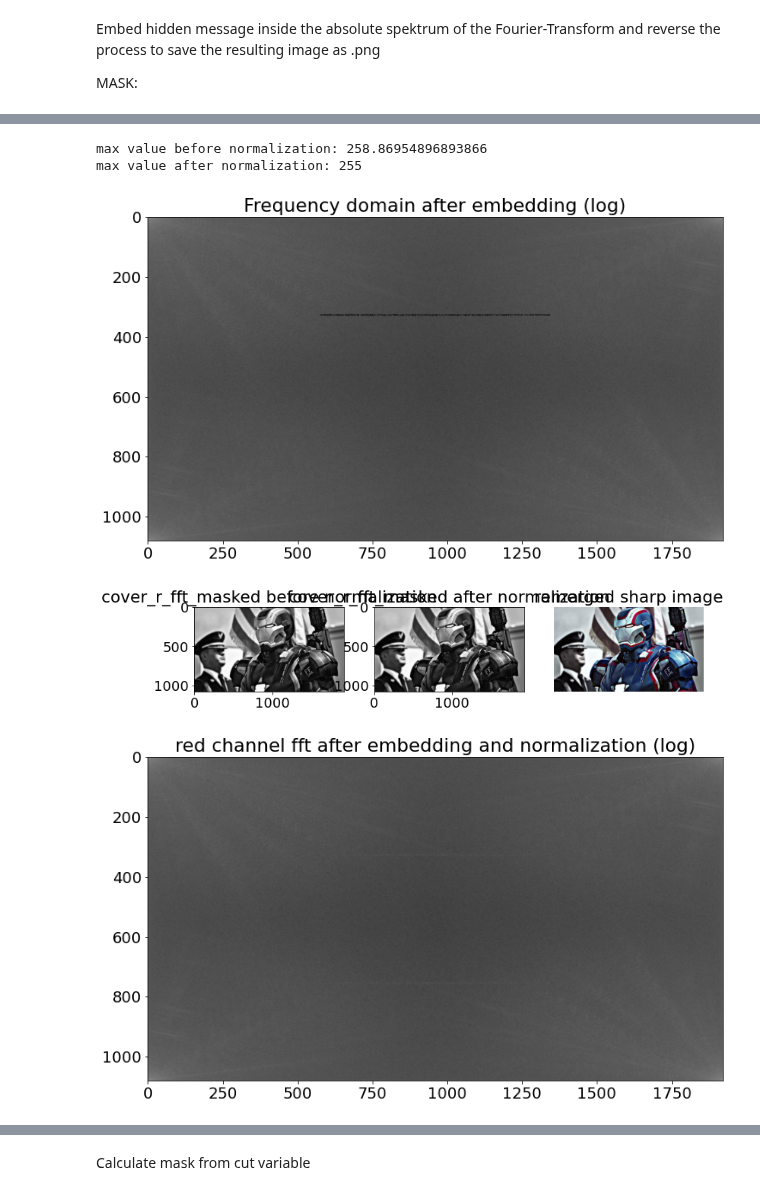
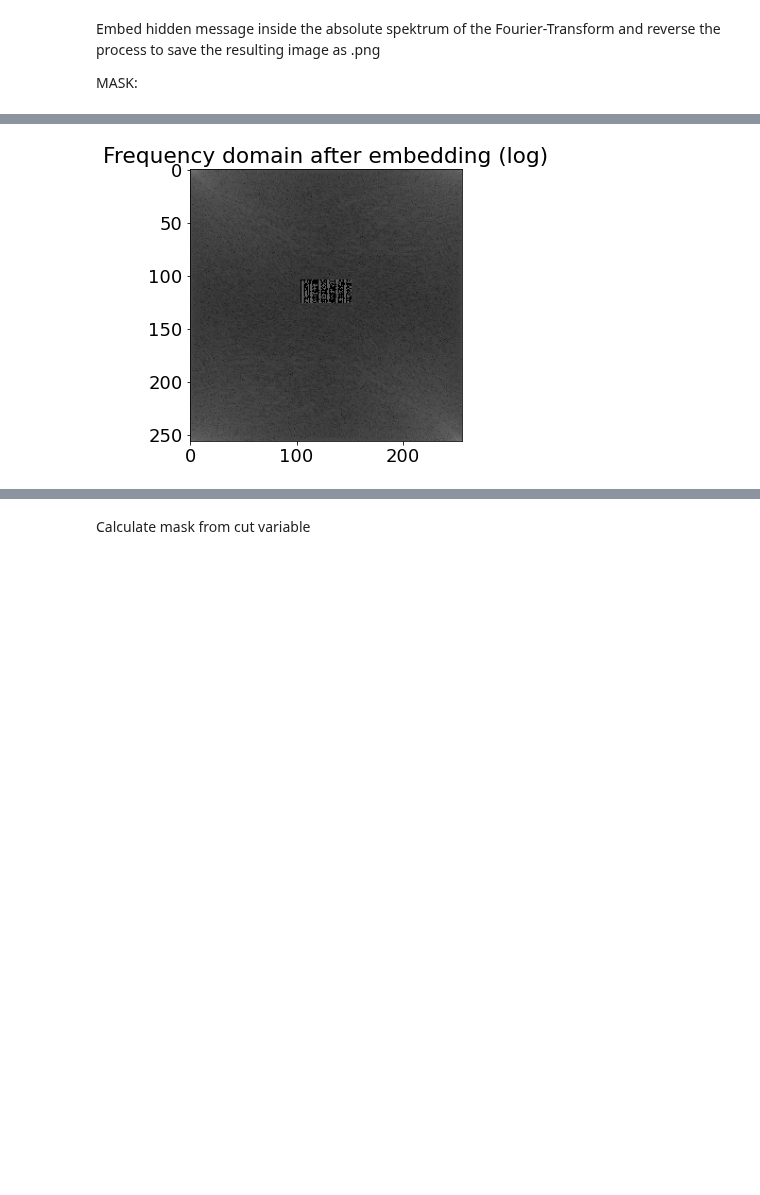
Before and after one commit to PIX3LFLUX/Steganosaurus, a Jupyter notebook: FFT_stego_sharp.ipynb, the cells around one changed output, grey strips where cells are left out. Saved outputs shown, nothing was run; the diff lists cells and outputs as text; code cells hidden in the pictures; blank space fills up the shorter version.

```diff
--- a/FFT_stego_sharp.ipynb
+++ b/FFT_stego_sharp.ipynb
@@ -11,15 +11,22 @@ plt.rcParams.update({'font.size':18})
 # PATH = "ImageSources\\jfif\\darth_vader.jfif"
 # PATH = "ImageSources\\jfif\\the_rock.jfif"
 # PATH = "ImageSources\\jfif\\obi-wan_kenobi.jfif"
-PATH = "ImageSources\\jpg\\iron_patriot.jpg"
+# PATH = "ImageSources\\jpg\\iron_patriot.jpg"
 # PATH = "ImageSources\\png\\r2d2.png"
-image = Image.open(PATH)
+cover_img_path = "ImageSources\\tif\\lena_color_256.tif"
+image = Image.open(cover_img_path)
 image.load()
 Rot, Grün, Blau= image.split() #split image into its RGB channels
 
 print("image size: ",image.size)
 
 plt.figure()
+plt.subplot(121)
 plt.imshow(image)
 plt.title("original cover image")
+
+fft_r_abs = 10*np.log10(np.abs(np.fft.fft2(Rot)))
+plt.subplot(122)
+plt.imshow(fft_r_abs, cmap="gray")
+plt.title("absolute fft red channel (log)")
 # %% [output]
@@ -42,7 +49,7 @@ Mean on ya, like a dream when I'm rumblin', you're gonna scream mama
 So bring drama to the King Brahma (then what?)
 Comin' at you with extreme mana
 """
-
+string="""Lorem ipsum dolor sit amet, consetetur sadipscing elitr, sed diam nonumy eirmod tempor invidunt ut labore et dolore magna aliquyam"""
 
 """ string version """
 def text_to_bits(text, encoding='utf-8', errors='surrogatepass'):
@@ -94,6 +101,7 @@ def convert(img, target_type_min, target_type_max, target_type):
     new_img = (a * img + b).astype(target_type)
     return new_img
 
+
 # convert inverse transformed message to parsable binary message
 def message2bin(message, threshold):
     digital = np.zeros(len(message)).astype('uint8')
@@ -142,11 +150,11 @@ def create_FFTmask(columns, rows, message, optcut = None):
 
     return mask, cut
 
-cover_fft_mask, cut = create_FFTmask(*(image.size), bin_encoded)
+cover_fft_mask, cut = create_FFTmask(*(image.size), bin_encoded, True)
 
 cover_r_fft_masked = np.abs(np.fft.fft2(Rot))*cover_fft_mask
 im = Image.fromarray(20*np.log10(cover_r_fft_masked))
-plt.figure()
+plt.figure(figsize=(5,5))
 plt.imshow(im)
 plt.title("Red channel in frequency domain, filtered with mask (log)")
 # %% [output]
@@ -167,80 +175,35 @@ def embedBin2FFT(cover_channel, mask, message):
     for i in range(ylength):
         # if cover_rows == 50:
         #     print("max values", np.max(cover_r_fft_abs[i]))
         for j in range(xlength):
             # write where coefficients are zero -> previously filtered out.
             if mask[i,j]==0:
                 if counter<len(message):
                     # write hidden message inside absolute part by overwriting coefficients where the mask is 0
                     fft_abs[i,j]=message[counter]
                     # print(cover_r_fft_abs[i,j])
                     counter+=1
 
     # plot absolute after embedding information
     im = Image.fromarray(20*np.log10(fft_abs))
-    plt.figure()
+    plt.figure(figsize=(5,5))
     plt.imshow(im)
     plt.title("Frequency domain after embedding (log)")
 
     #IFFT on single channel. Take filtered absolute and inverse with original phase, imaginary part should be negligable
     cover_masked = np.fft.ifft2(fft_abs*np.exp(1j*np.angle(fft))).real
     return cover_masked
 
 # get channel with embedded binary data
 cover_r_masked = embedBin2FFT(Rot, cover_fft_mask, bin_encoded)
 
 # normalize output
-cover_r_masked_norm = convert(cover_r_masked, 0,255, np.uint8)
+cover_r_masked_clip = np.clip(cover_r_masked, 0,255).astype("uint8")
+# cover_r_masked_norm = convert(cover_r_masked, 0,255, np.uint8)
 
 # merge layers
-stego =  np.stack((cover_r_masked_norm, Grün, Blau), axis=2).astype('uint8')
+stego =  np.stack((cover_r_masked_clip, Grün, Blau), axis=2).astype('uint8')
 # create steganogram
 stego_img = Image.fromarray(stego)
-
-
-# some plots
-plt.figure()
-plt.subplot(131)
-plt.imshow(cover_r_masked, cmap="gray")
-plt.title("cover_r_fft_masked before normalization")
-plt.subplot(132)
-plt.imshow(cover_r_masked_norm, cmap="gray")
-plt.title("cover_r_fft_masked after normalization")
-plt.subplot(133)
-plt.axis('off')
-plt.imshow(stego_img) #Show picture with embeddes secret message
-plt.title("remerged sharp image")
-
-print("max value before normalization:", np.max(cover_r_masked))
-print("max value after normalization:", np.max(cover_r_masked_norm))
-
-
-sanity_check = Image.fromarray(20*np.log10(np.abs(np.fft.fft2(cover_r_masked_norm))))
-plt.figure()
-plt.imshow(sanity_check, cmap="gray")
-plt.title("red channel fft after embedding and normalization (log)")
-
-
-# plot histograms
-cover_r_hist = Rot.histogram()
-stego_r_hist = stego_img.split()[0].histogram()
-diff_r_hist = np.abs(np.subtract(np.array(cover_r_hist),np.array(stego_r_hist)))
-plt.figure(figsize=(10,10))
-plt.subplot(311)
-plt.tight_layout()
-plt.bar(np.arange(len(cover_r_hist)), cover_r_hist)
-plt.title("Histogram red channel cover")
-plt.subplot(312)
-plt.bar(np.arange(len(stego_r_hist)), stego_r_hist)
-plt.title("Histogram red channel stego")
-plt.subplot(313)
-plt.bar(np.arange(len(diff_r_hist)), diff_r_hist, color="red")
-plt.title("absolute difference")
-
-im = stego_img.save("ImageSources\\Steganograms\\remerged_sharp.png")     #save image as png
 # %% [output]
-max value before normalization: 258.86954896893866
-max value after normalization: 255
-[figure, old version]
+[figure, new version]
-[figure, removed]
-[figure, removed]
```
Also changed, not shown: parts of 12 cells of this notebook, 12 other files.
